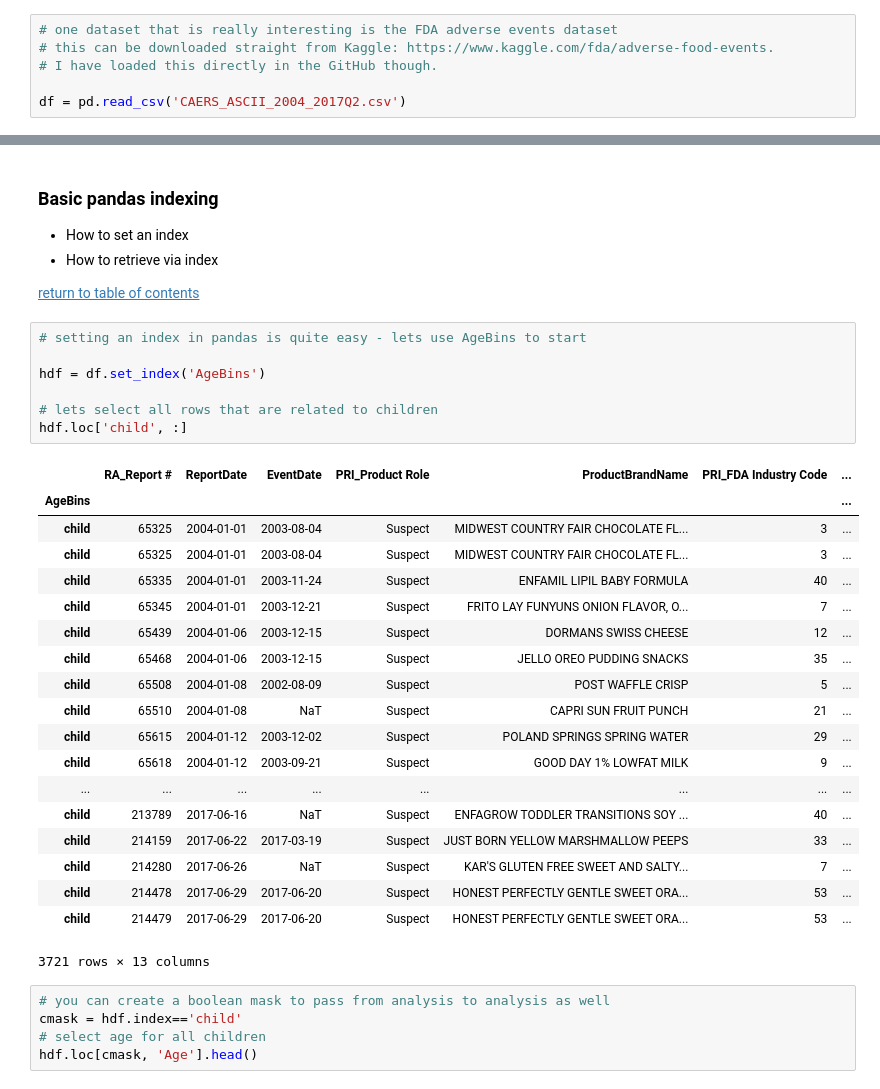
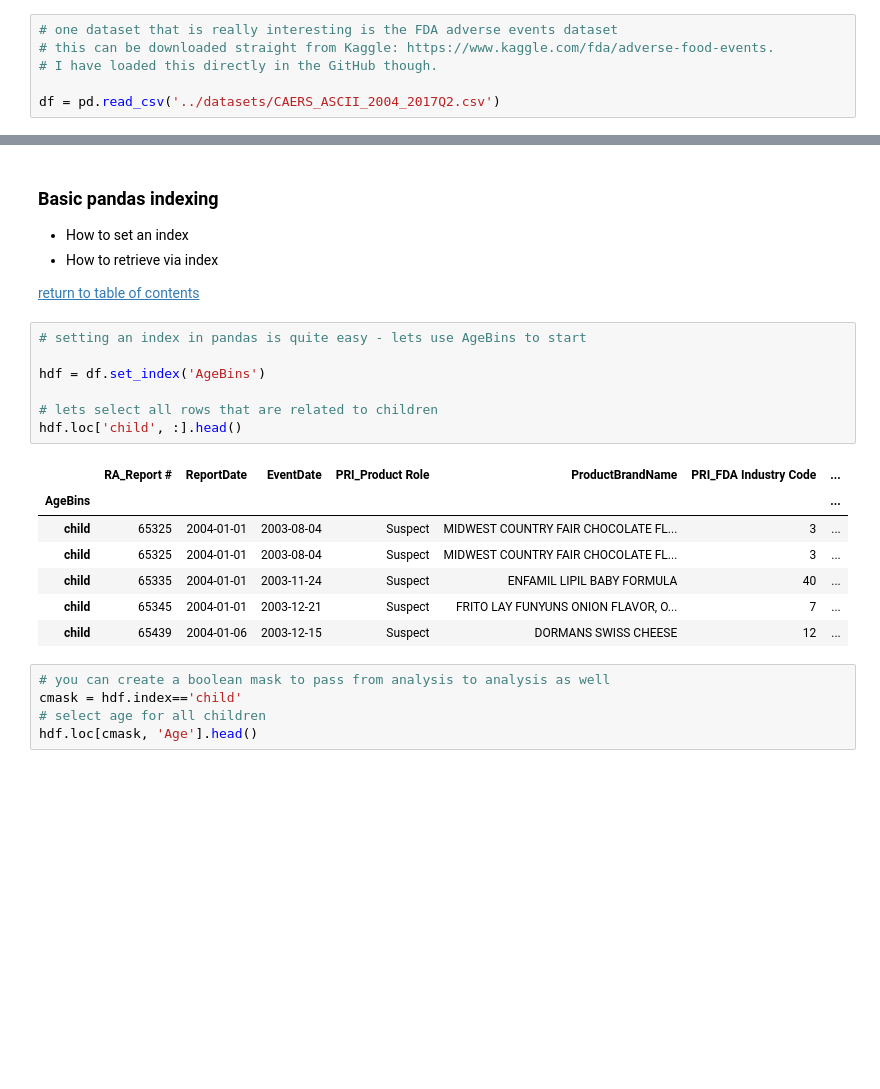
Before and after one commit to datawrestler/Tutorials, a Jupyter notebook: Pandas/PandasIndexing.ipynb, the cells around one changed output, grey strips where cells are left out. Cells and saved outputs as stored; diff of their text form; blank space fills up the shorter version.

Commit message:
updated pandas indexing notebook and reorganized datasets

```diff
--- a/Pandas/PandasIndexing.ipynb
+++ b/Pandas/PandasIndexing.ipynb
@@ -19,7 +19,7 @@ import io
 # this can be downloaded straight from Kaggle: https://www.kaggle.com/fda/adverse-food-events.
 # I have loaded this directly in the GitHub though.
 
-df = pd.read_csv('CAERS_ASCII_2004_2017Q2.csv')
+df = pd.read_csv('../datasets/CAERS_ASCII_2004_2017Q2.csv')
 # %%
 df.head()
 # %% [output]
@@ -319,30 +319,18 @@ iplot(figure)
 # %%
 # setting an index in pandas is quite easy - lets use AgeBins to start
 
 hdf = df.set_index('AgeBins')
 
 # lets select all rows that are related to children
-hdf.loc['child', :]
+hdf.loc['child', :].head()
 # %% [output]
 |  | RA_Report # | ReportDate | EventDate | PRI_Product Role | ProductBrandName | PRI_FDA Industry Code | ... |
 | AgeBins |  |  |  |  |  |  | ... |
 | child | 65325 | 2004-01-01 | 2003-08-04 | Suspect | MIDWEST COUNTRY FAIR CHOCOLATE FL... | 3 | ... |
 | child | 65325 | 2004-01-01 | 2003-08-04 | Suspect | MIDWEST COUNTRY FAIR CHOCOLATE FL... | 3 | ... |
 | child | 65335 | 2004-01-01 | 2003-11-24 | Suspect | ENFAMIL LIPIL BABY FORMULA | 40 | ... |
 | child | 65345 | 2004-01-01 | 2003-12-21 | Suspect | FRITO LAY FUNYUNS ONION FLAVOR, O... | 7 | ... |
 | child | 65439 | 2004-01-06 | 2003-12-15 | Suspect | DORMANS SWISS CHEESE | 12 | ... |
-| child | 65468 | 2004-01-06 | 2003-12-15 | Suspect | JELLO OREO PUDDING SNACKS | 35 | ... |
-| child | 65508 | 2004-01-08 | 2002-08-09 | Suspect | POST WAFFLE CRISP | 5 | ... |
-| child | 65510 | 2004-01-08 | NaT | Suspect | CAPRI SUN FRUIT PUNCH | 21 | ... |
-| child | 65615 | 2004-01-12 | 2003-12-02 | Suspect | POLAND SPRINGS SPRING WATER | 29 | ... |
-| child | 65618 | 2004-01-12 | 2003-09-21 | Suspect | GOOD DAY 1% LOWFAT MILK | 9 | ... |
-| ... | ... | ... | ... | ... | ... | ... | ... |
-| child | 213789 | 2017-06-16 | NaT | Suspect | ENFAGROW TODDLER TRANSITIONS SOY ... | 40 | ... |
-| child | 214159 | 2017-06-22 | 2017-03-19 | Suspect | JUST BORN YELLOW MARSHMALLOW PEEPS | 33 | ... |
-| child | 214280 | 2017-06-26 | NaT | Suspect | KAR'S GLUTEN FREE SWEET AND SALTY... | 7 | ... |
-| child | 214478 | 2017-06-29 | 2017-06-20 | Suspect | HONEST PERFECTLY GENTLE SWEET ORA... | 53 | ... |
-| child | 214479 | 2017-06-29 | 2017-06-20 | Suspect | HONEST PERFECTLY GENTLE SWEET ORA... | 53 | ... |
-3721 rows × 13 columns
 # %%
 # you can create a boolean mask to pass from analysis to analysis as well
 cmask = hdf.index=='child'
```
Also changed, not shown: parts of 7 cells of this notebook, 1 other file.
